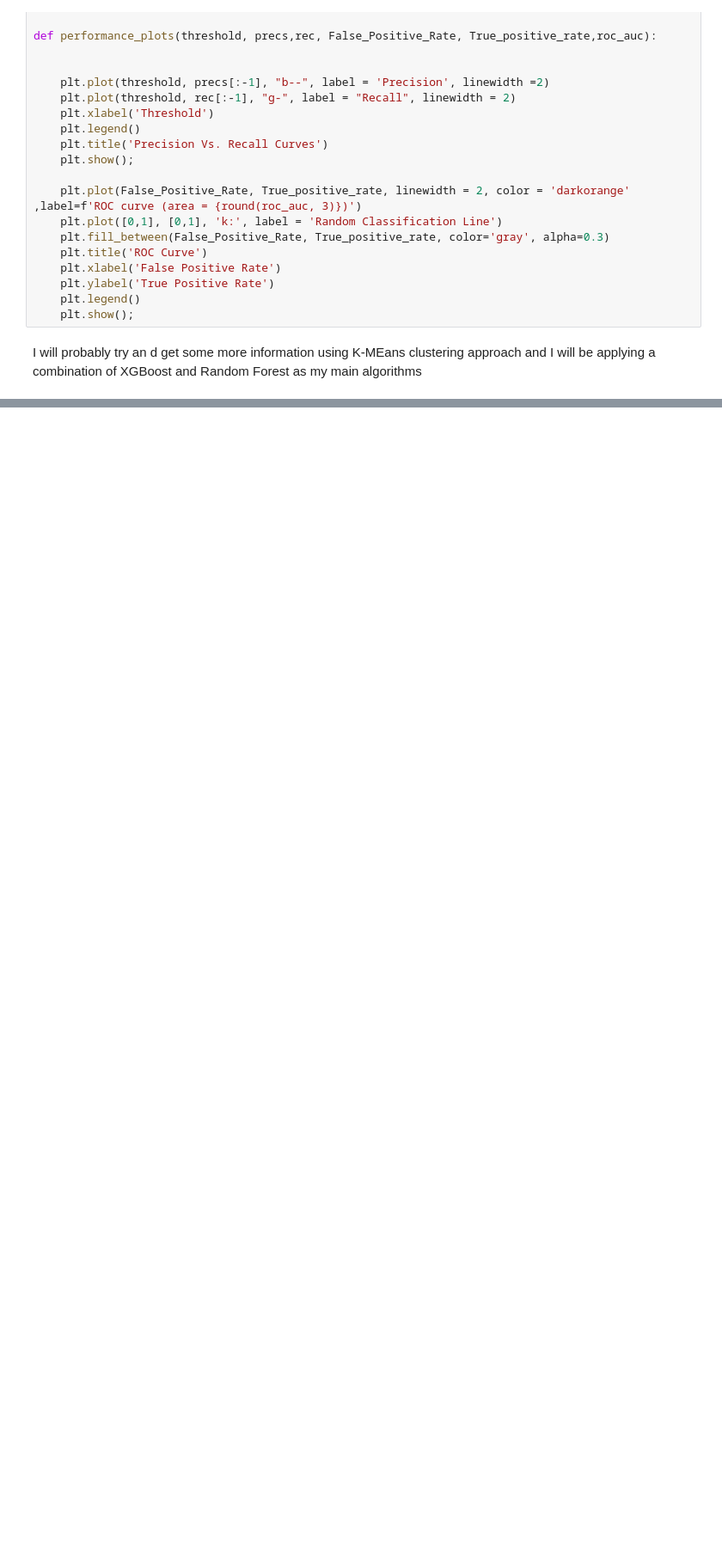
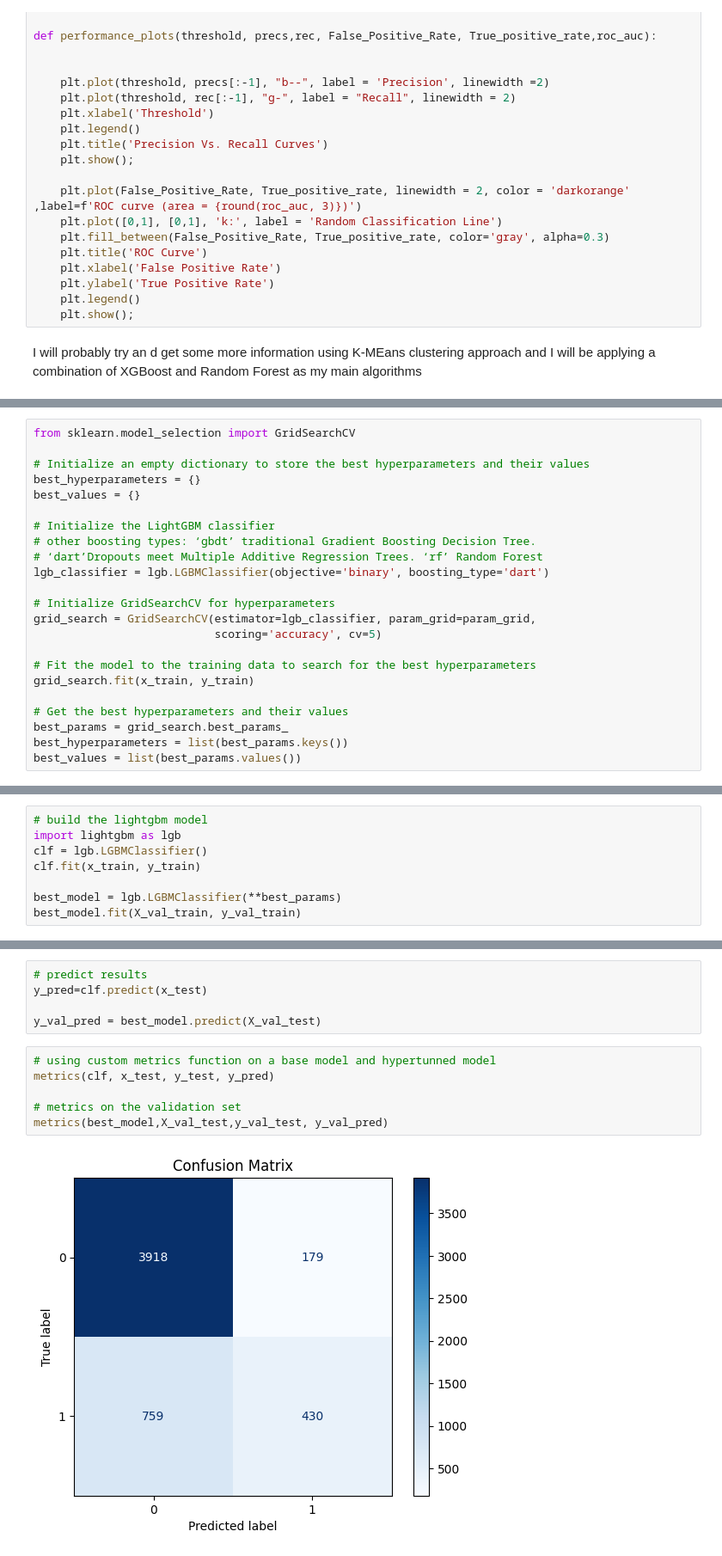
Before and after one commit to lopez-Luis89/Default_Risk, a Jupyter notebook: Final Project.ipynb, the cells around one changed output, grey strips where cells are left out. Shown at 86% size. Drawn from its saved outputs; the diff is of its cells as text; blank space fills up the shorter version.

Commit message:
Added the lgbm model and tested on a validation set

```diff
--- a/Final Project.ipynb
+++ b/Final Project.ipynb
@@ -250,0 +259,23 @@ I will probably try an d get some more information using K-MEans clustering appr
+# %%
+from sklearn.model_selection import GridSearchCV
+
+# Initialize an empty dictionary to store the best hyperparameters and their values
+best_hyperparameters = {}
+best_values = {}
+
+# Initialize the LightGBM classifier
+# other boosting types: ‘gbdt’ traditional Gradient Boosting Decision Tree.
+# ‘dart’Dropouts meet Multiple Additive Regression Trees. ‘rf’ Random Forest
+lgb_classifier = lgb.LGBMClassifier(objective='binary', boosting_type='dart')
+
+# Initialize GridSearchCV for hyperparameters
+grid_search = GridSearchCV(estimator=lgb_classifier, param_grid=param_grid,
+                           scoring='accuracy', cv=5)
+
+# Fit the model to the training data to search for the best hyperparameters
+grid_search.fit(x_train, y_train)
+
+# Get the best hyperparameters and their values
+best_params = grid_search.best_params_
+best_hyperparameters = list(best_params.keys())
+best_values = list(best_params.values())
@@ -250,0 +300,8 @@ I will probably try an d get some more information using K-MEans clustering appr
+# %%
+# build the lightgbm model
+import lightgbm as lgb
+clf = lgb.LGBMClassifier()
+clf.fit(x_train, y_train)
+
+best_model = lgb.LGBMClassifier(**best_params)
+best_model.fit(X_val_train, y_val_train)
@@ -250,0 +326,13 @@ I will probably try an d get some more information using K-MEans clustering appr
+# %%
+# predict results
+y_pred=clf.predict(x_test)
+
+y_val_pred = best_model.predict(X_val_test)
+# %%
+# using custom metrics function on a base model and hypertunned model
+metrics(clf, x_test, y_test, y_pred)
+
+# metrics on the validation set
+metrics(best_model,X_val_test,y_val_test, y_val_pred)
+# %% [output]
+[figure, added]
```
Also changed, not shown: parts of 8 cells of this notebook.
